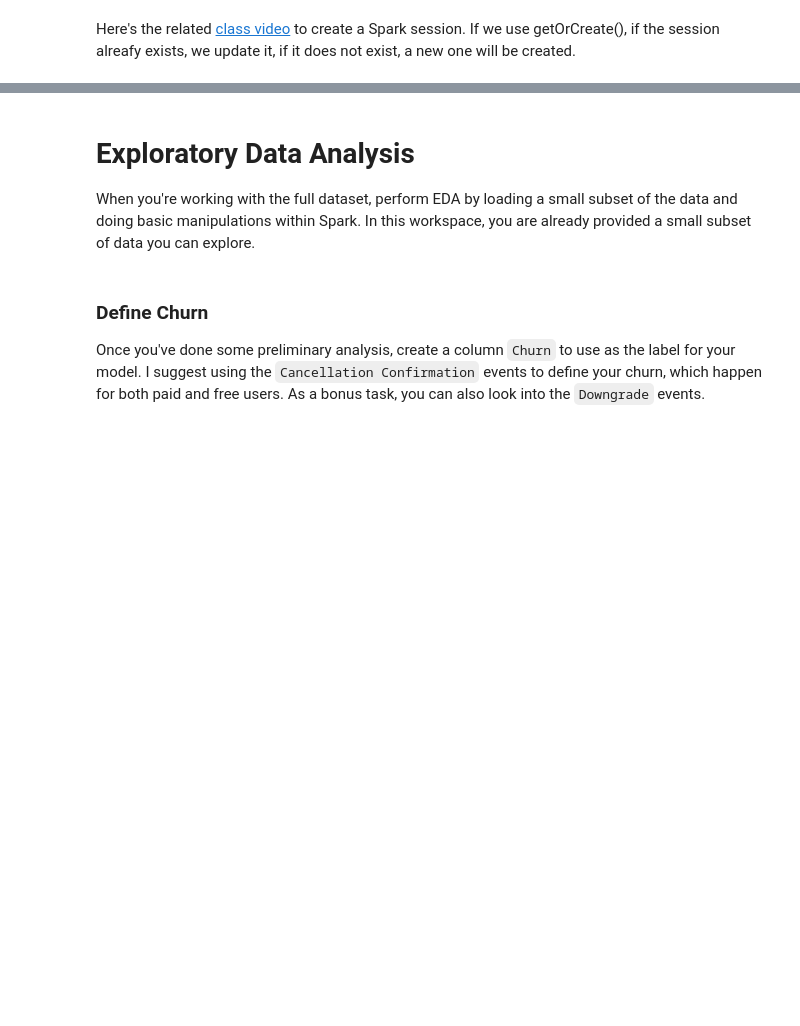
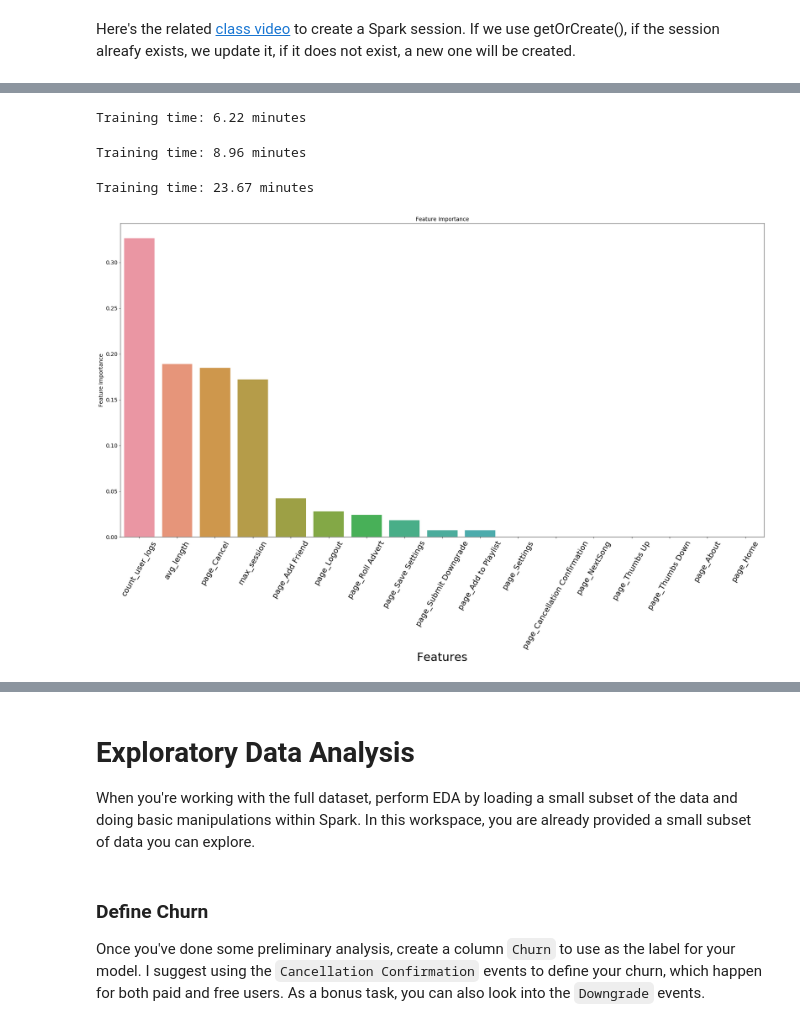
Before and after one commit to chpolyzo/DSND, a Jupyter notebook: Sparkify/Sparkify.ipynb, the cells around one changed output, grey strips where cells are left out. Cells and saved outputs as stored; diff of their text form; code cells hidden in the pictures; blank space fills up the shorter version.

```diff
--- a/Sparkify/Sparkify.ipynb
+++ b/Sparkify/Sparkify.ipynb
@@ -443,0 +455,11 @@ It looks like we are done with NANs. Let's explore further our data.
+# %%
+def plot_coef(df):
+
+    plt.figure(figsize=(30, 15))
+    sns.barplot(x = df.index, y = df.coefficient, data = df)
+    plt.title('Feature Importance', fontsize = 14)
+    plt.xlabel('Features', fontsize = 30)
+    plt.ylabel('Feature Importance', fontsize = 14)
+    plt.xticks(rotation = 60, fontsize = 20)
+    plt.yticks(fontsize = 14)
+    plt.show()
@@ -443,0 +479,32 @@ It looks like we are done with NANs. Let's explore further our data.
+# %%
+rf_train_evaluator, \
+rf_test_evaluator, \
+rf_train_f1, \
+rf_test_f1, \
+rf_train_conf_matrix, \
+rf_test_conf_matrix, \
+rf_best_model = results_classifier(rf = True)
+# %% [output]
+Training time: 6.22 minutes
+# %%
+lr_train_evaluator, \
+lr_test_evaluator, \
+lr_train_f1, \
+lr_test_f1, \
+lr_train_conf_matrix, \
+lr_test_conf_matrix, \
+lr_best_model = results_classifier(lr = True)
+# %% [output]
+Training time: 8.96 minutes
+# %%
+gbt_train_evaluator, \
+gbt_test_evaluator, \
+gbt_train_f1, \
+gbt_test_f1, \
+gbt_train_conf_matrix, \
+gbt_test_conf_matrix, \
+gbt_best_model = results_classifier()
+# %% [output]
+Training time: 23.67 minutes
+# %%
+lr_best_model, rf_bestCLModel, gbt_best_model = load_models()
@@ -443,0 +513,6 @@ It looks like we are done with NANs. Let's explore further our data.
+# %%
+lr_df, rf_df, gbt_df = create_coef_df(cols, lr_best_model, rf_best_model, gbt_best_model)
+# %%
+plot_coef(gbt_df)
+# %% [output]
+[figure, added]
```
Also changed, not shown: parts of 88 cells of this notebook, 2 other files.
